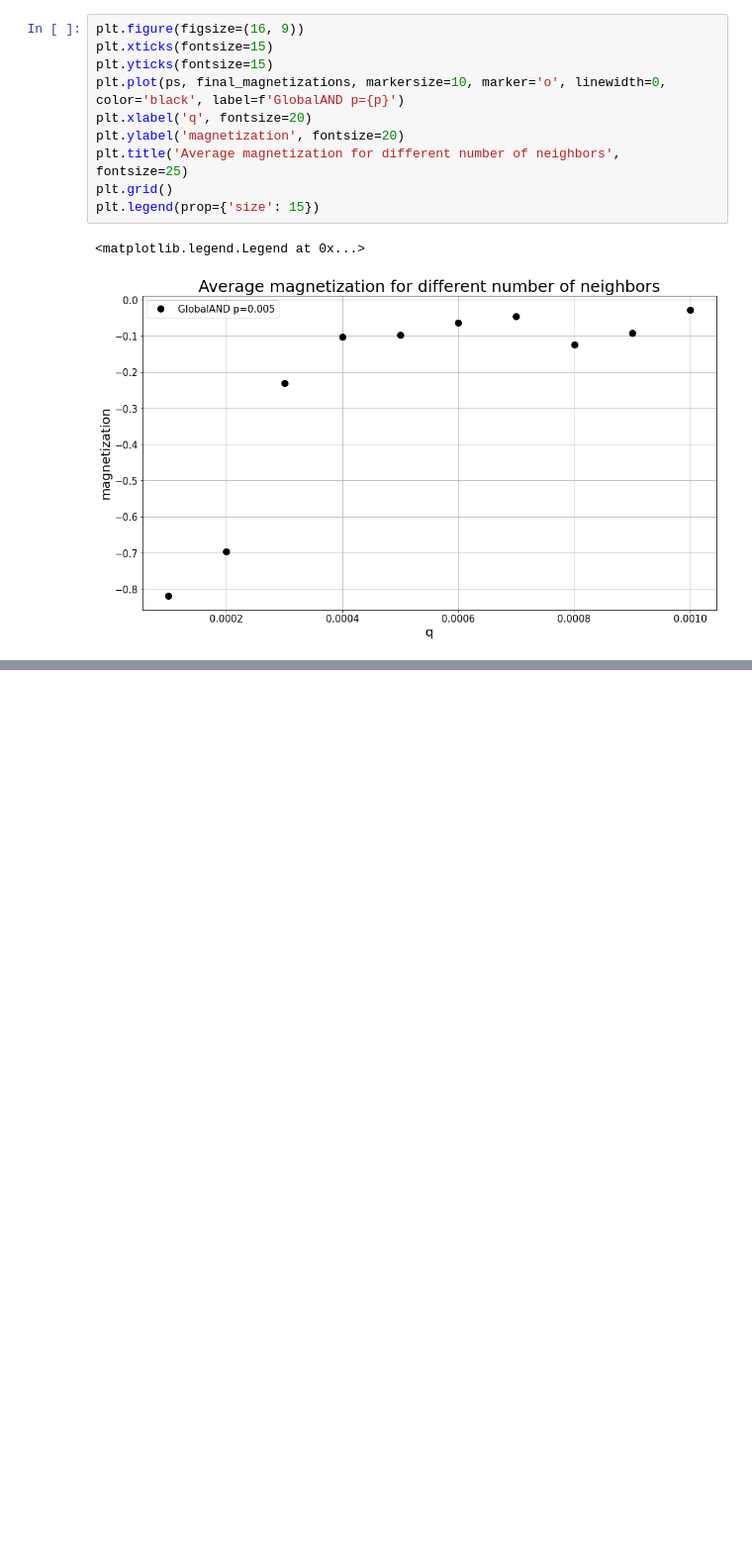
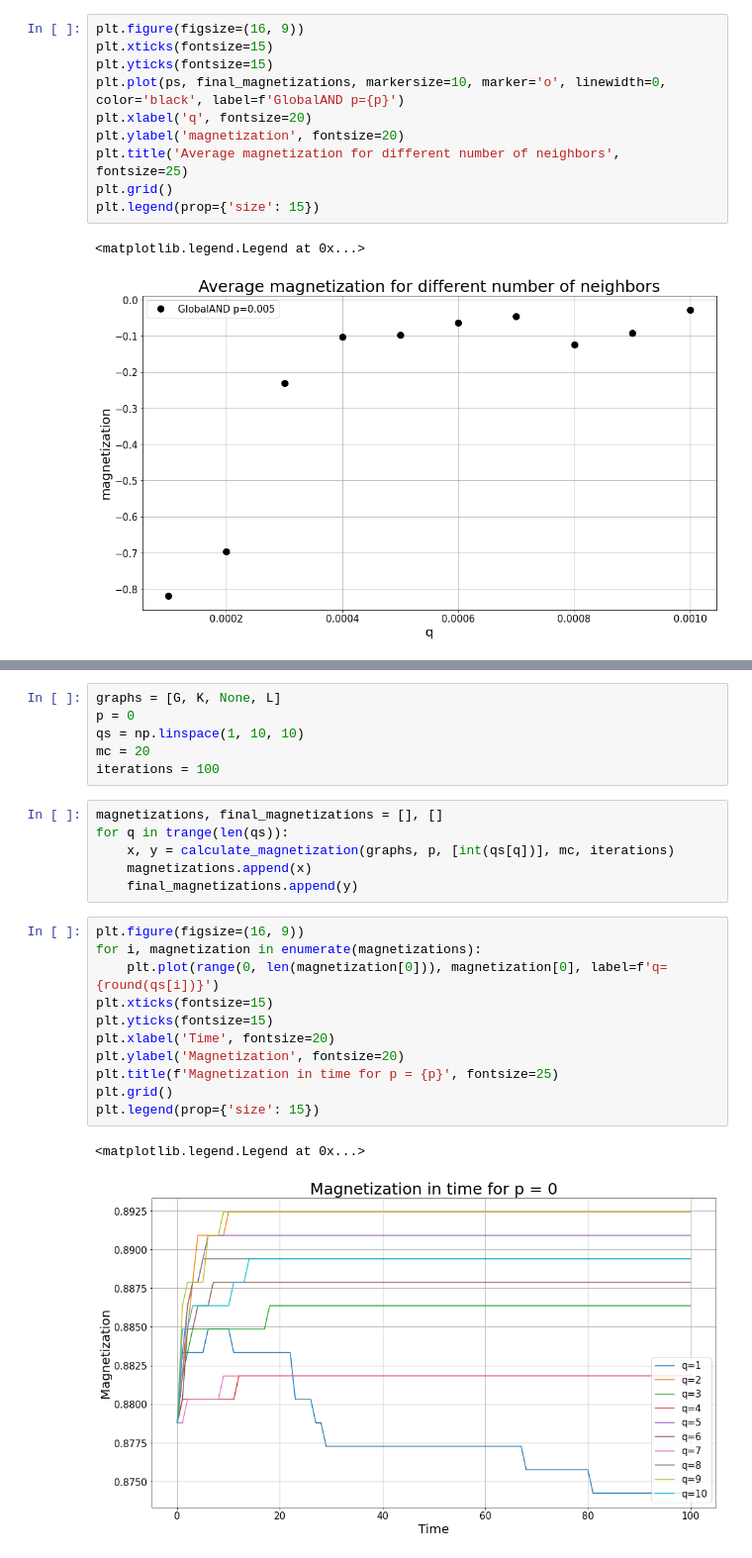
Before and after one commit to dpalatynski/Master-Thesis, a Jupyter notebook: Models_2.ipynb, the cells around one changed output, grey strips where cells are left out. Shown at 99% size. Drawn from its saved outputs; the diff is of its cells as text; blank space fills up the shorter version.

```diff
--- a/Models_2.ipynb
+++ b/Models_2.ipynb
@@ -226,0 +249,26 @@ plt.legend(prop={'size': 15})
+# %%
+graphs = [G, K, None, L]
+p = 0
+qs = np.linspace(1, 10, 10)
+mc = 20
+iterations = 100
+# %%
+magnetizations, final_magnetizations = [], []
+for q in trange(len(qs)):
+    x, y = calculate_magnetization(graphs, p, [int(qs[q])], mc, iterations)
+    magnetizations.append(x)
+    final_magnetizations.append(y)
+# %%
+plt.figure(figsize=(16, 9))
+for i, magnetization in enumerate(magnetizations):
+    plt.plot(range(0, len(magnetization[0])), magnetization[0], label=f'q={round(qs[i])}')
+plt.xticks(fontsize=15)
+plt.yticks(fontsize=15)
+plt.xlabel('Time', fontsize=20)
+plt.ylabel('Magnetization', fontsize=20)
+plt.title(f'Magnetization in time for p = {p}', fontsize=25)
+plt.grid()
+plt.legend(prop={'size': 15})
+# %% [output]
+<matplotlib.legend.Legend at 0x...>
+[figure, added]
```
Also changed, not shown: parts of 4 cells of this notebook, 4 other files.
